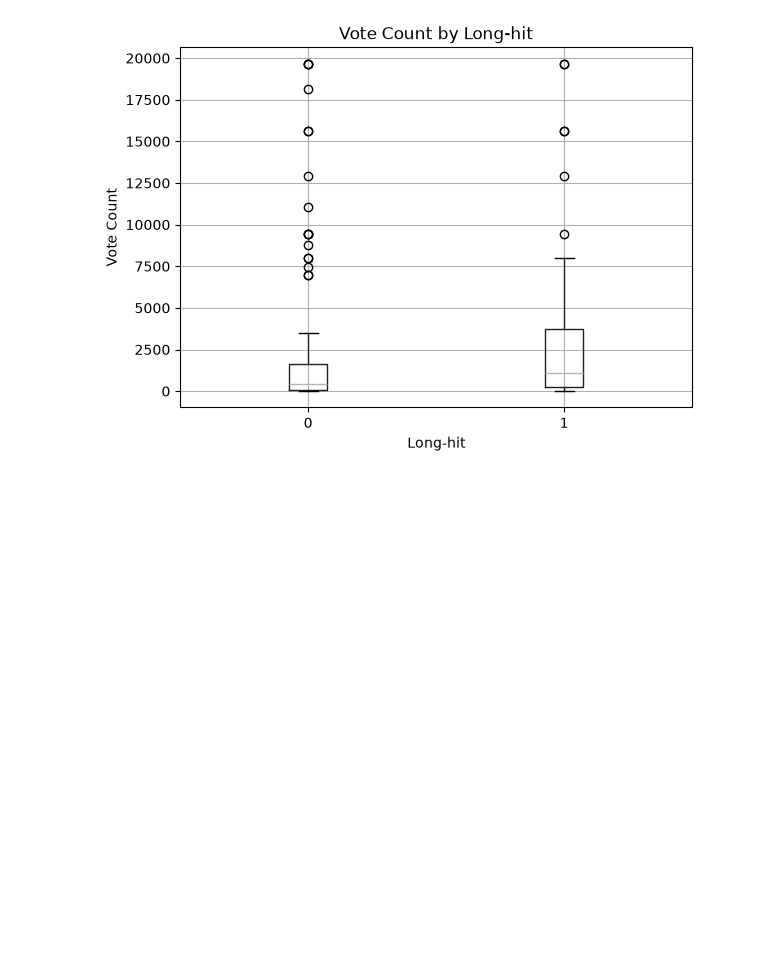
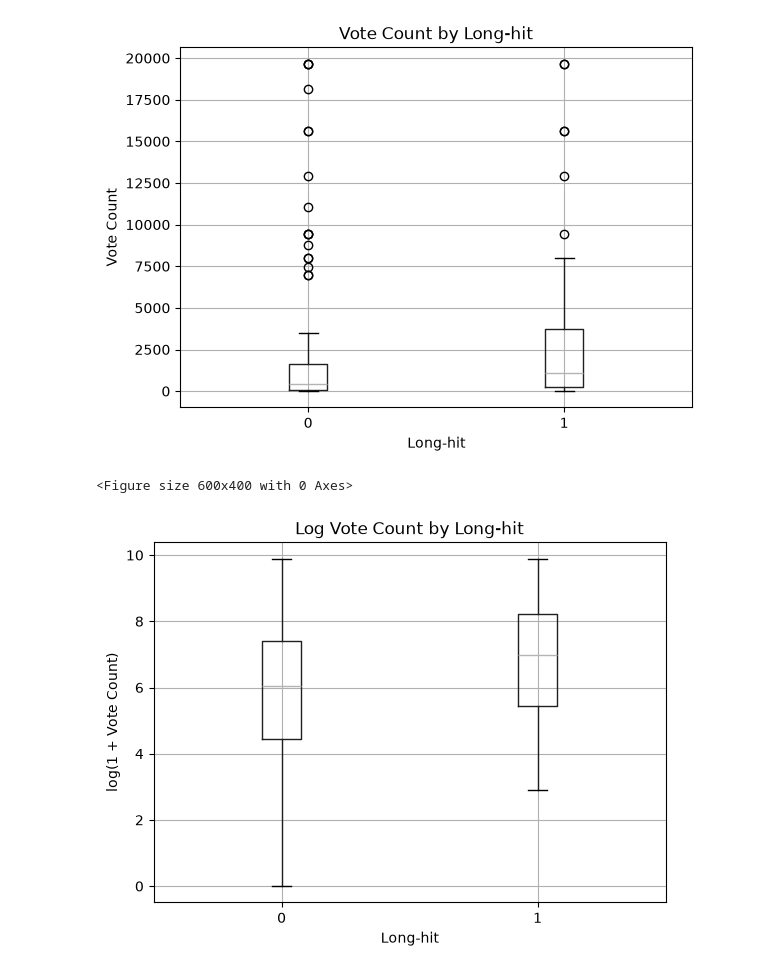
Before and after one commit to yryang101/netflix-game-ip-content-strategy, a Jupyter notebook: notebooks/03_netflix_tmdb_eda.ipynb, the cells around one changed output. Cells and saved outputs as stored; diff of their text form; code cells hidden in the pictures; blank space fills up the shorter version.

```diff
--- a/notebooks/03_netflix_tmdb_eda.ipynb
+++ b/notebooks/03_netflix_tmdb_eda.ipynb
@@ -866,3 +868,26 @@ plt.show()
 # %% [output]
 <Figure size 600x400 with 0 Axes>
 [figure]
+# %%
+# vote_count의 큰 값 차이를 완화하기 위해 log1p 변환 후 장기흥행 여부별 분포를 비교
+
+merged_df["log_vote_count"] = np.log1p(
+    merged_df["vote_count"]
+)
+
+plt.figure(figsize=(6, 4))
+
+merged_df.boxplot(
+    column="log_vote_count",
+    by="long_hit"
+)
+
+plt.title("Log Vote Count by Long-hit")
+plt.suptitle("")
+plt.xlabel("Long-hit")
+plt.ylabel("log(1 + Vote Count)")
+
+plt.show()
+# %% [output]
+<Figure size 600x400 with 0 Axes>
+[figure, added]
```
Also changed, not shown: parts of 6 cells of this notebook.
